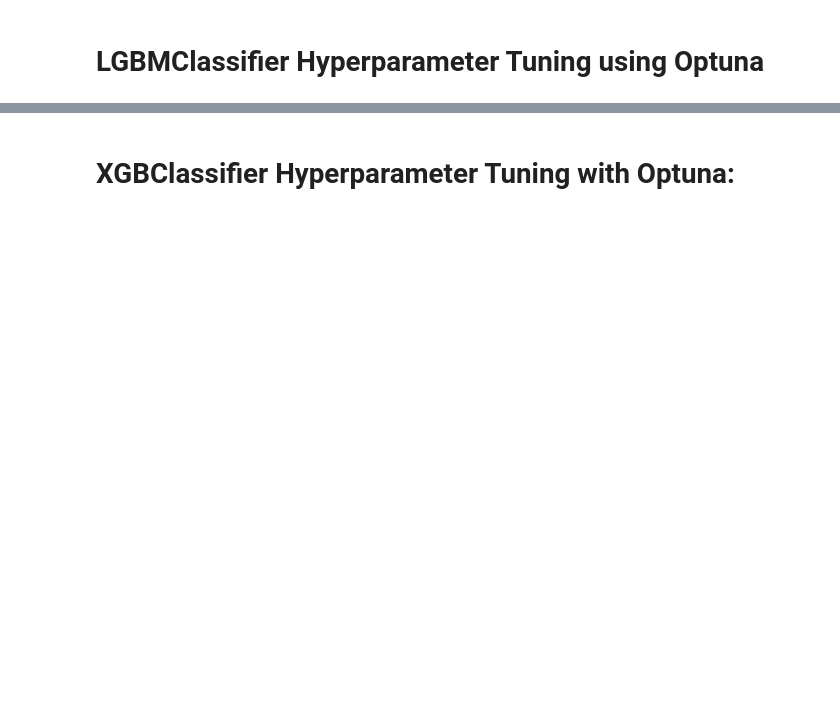
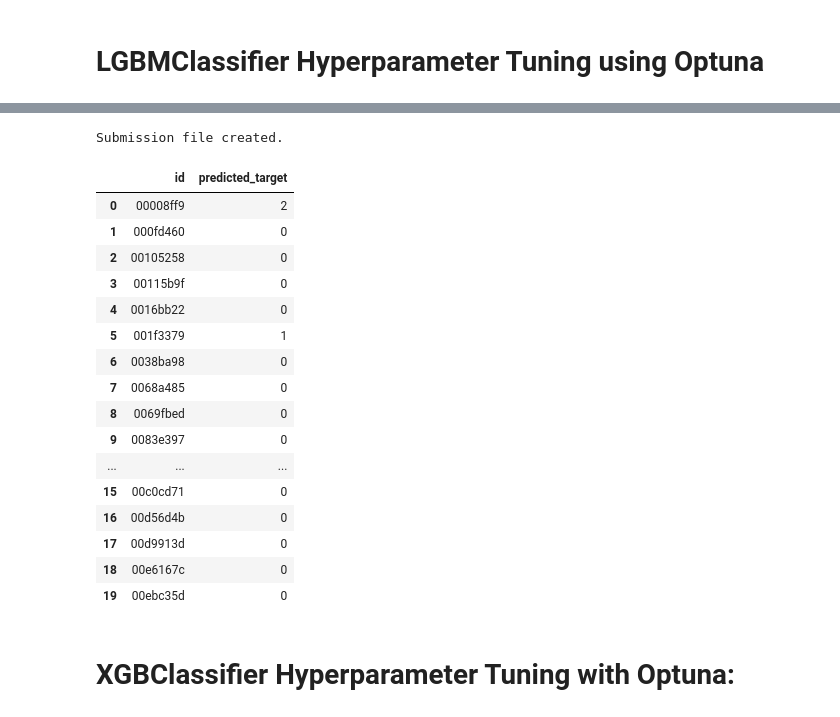
Before and after one commit to aniruddhapal/Child-Mind-Institute-Problematic-Internet-Use, a Jupyter notebook: predicting-problematic-internet-use-from-activity.ipynb, the cells around one changed output, grey strips where cells are left out. Saved outputs shown, nothing was run; the diff lists cells and outputs as text; code cells hidden in the pictures; blank space fills up the shorter version.

```diff
--- a/predicting-problematic-internet-use-from-activity.ipynb
+++ b/predicting-problematic-internet-use-from-activity.ipynb
@@ -276,0 +341,3 @@ df_test_encoded.shape
+# %%
+train_df=train_df.dropna(subset=['sii'])
+train_df.reset_index(drop=True, inplace=True)
@@ -276,0 +348,26 @@ df_test_encoded.shape
+# %%
+import pandas as pd
+from sklearn.preprocessing import OneHotEncoder
+
+# Identify categorical columns and ensure their dtype is 'object' or 'category'
+categorical_columns = train_df.select_dtypes(include=['object', 'category']).columns.tolist()
+
+# Initialize OneHotEncoder with handle_unknown to ignore unseen categories in test data
+encoder = OneHotEncoder(handle_unknown='ignore', sparse_output=False)
+
+# Fit the encoder on the categorical columns of the training data
+encoder.fit(train_df[categorical_columns])
+
+# Transform both train and test data
+train_encoded = pd.DataFrame(encoder.transform(train_df[categorical_columns]),
+                             columns=encoder.get_feature_names_out(categorical_columns))
+
+test_encoded = pd.DataFrame(encoder.transform(test_df[categorical_columns]),
+                            columns=encoder.get_feature_names_out(categorical_columns))
+
+# Add back non-categorical columns (if any) from the original datasets
+df_train_encoded = pd.concat([train_df.drop(categorical_columns, axis=1).reset_index(drop=True),
+                              train_encoded.reset_index(drop=True)], axis=1)
+
+df_test_encoded = pd.concat([test_df.drop(categorical_columns, axis=1).reset_index(drop=True),
+                             test_encoded.reset_index(drop=True)], axis=1)
@@ -399,2 +520,37 @@ print("Submission file created.")
+# %%
+# Predict on test data
+y_pred_test = lgb_classifier.predict(df_test_encoded)  # Test set predictions
+
+# Create submission file
+submission = pd.DataFrame({
+    'id': test_df['id'],  # Assuming there's an 'id' column in test set
+    'predicted_target': y_pred_test.astype(int)  # Ensure predictions are integers
+})
+
+# Save to CSV
+submission.to_csv('submission.csv', index=False)
+print("Submission file created.")
+# %% [output]
+Submission file created.
+# %%
+submission
+# %% [output]
+|  | id | predicted_target |
+| 0 | 00008ff9 | 2 |
+| 1 | 000fd460 | 0 |
+| 2 | 00105258 | 0 |
+| 3 | 00115b9f | 0 |
+| 4 | 0016bb22 | 0 |
+| 5 | 001f3379 | 1 |
+| 6 | 0038ba98 | 0 |
+| 7 | 0068a485 | 0 |
+| 8 | 0069fbed | 0 |
+| 9 | 0083e397 | 0 |
+| ... | ... | ... |
+| 15 | 00c0cd71 | 0 |
+| 16 | 00d56d4b | 0 |
+| 17 | 00d9913d | 0 |
+| 18 | 00e6167c | 0 |
+| 19 | 00ebc35d | 0 |
 # %% [markdown]
 # XGBClassifier Hyperparameter Tuning with Optuna:
```
Also changed, not shown: parts of 79 cells of this notebook.
